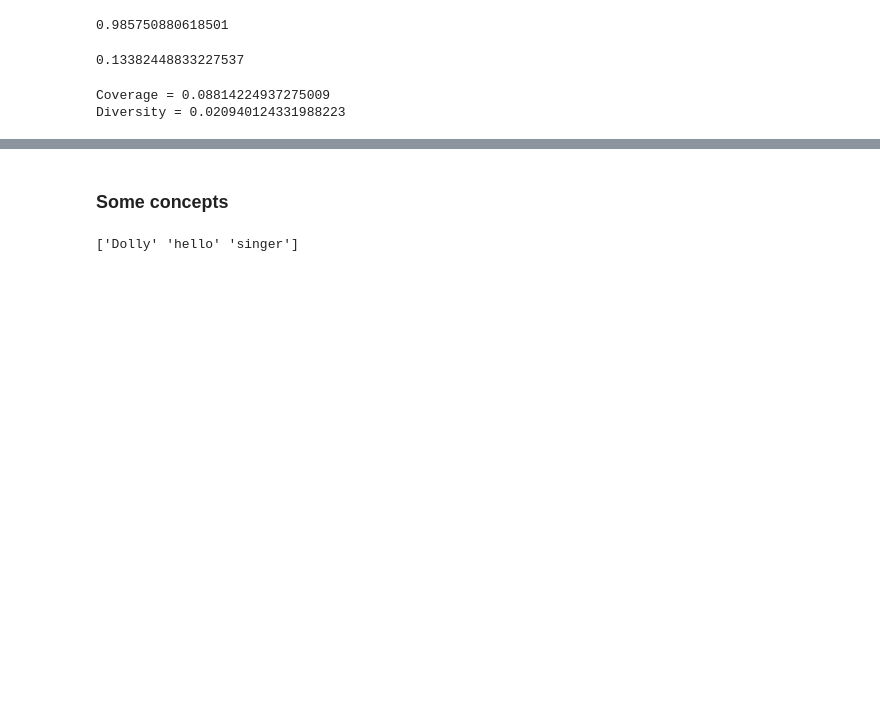
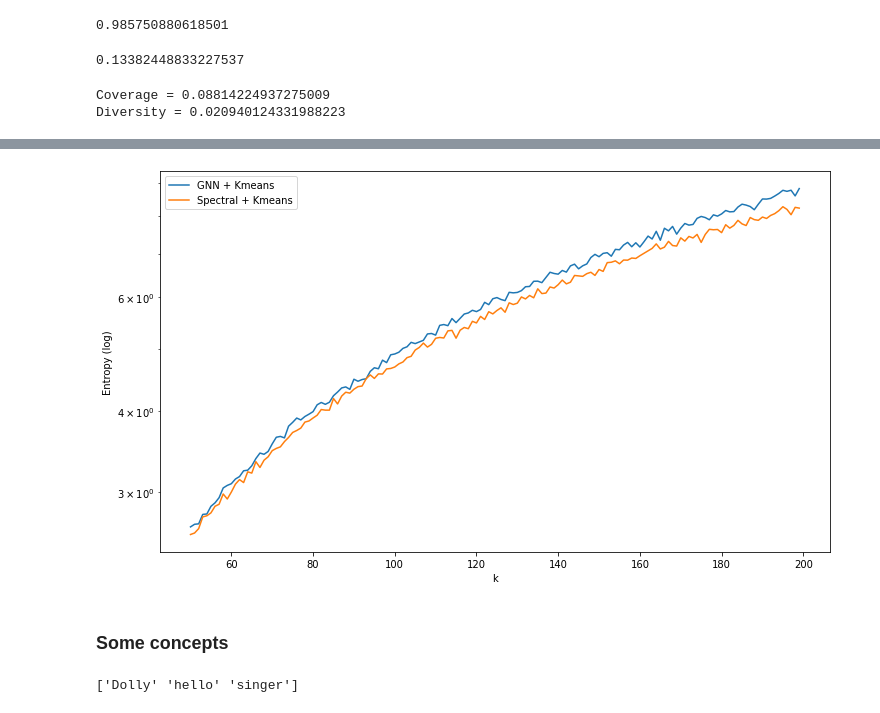
Before and after one commit to Co-MEG/CoMEG, a Jupyter notebook: notebooks/2_unexpected_concepts_wikivitals.ipynb, the cells around one changed output, grey strips where cells are left out. Drawn from its saved outputs; the diff is of its cells as text; code cells hidden in the pictures; blank space fills up the shorter version.

```diff
--- a/notebooks/2_unexpected_concepts_wikivitals.ipynb
+++ b/notebooks/2_unexpected_concepts_wikivitals.ipynb
@@ -437,0 +440,8 @@ SVG(svg_graph(summarized_adjacency[mask, :][:, mask], names=names[mask],
+# %%
+summarized_biadjacency = np.zeros((adjacency.shape[0], features.shape[1]))
+for c in result:
+    if len(c[1]) > 0:
+        for node in c[0]:
+            summarized_biadjacency[node, c[1]] += 1
+
+summarized_biadjacency = sparse.csr_matrix(summarized_biadjacency.astype(bool), shape=summarized_biadjacency.shape)
@@ -1020,0 +1065,15 @@ Diversity = 0.020940124331988223
+# %%
+density_ccs = 0
+
+for cc in range(101):
+
+    # Filter adjacency w.r.t connected component
+    mask_cc = labels_cc_summarized == cc
+    adj_mask_cc = summarized_adjacency[mask_cc, :][:, mask_cc]
+    n, m = adj_mask_cc.shape[0], adj_mask_cc.nnz
+
+    # Compute cumulated density of ccs
+    density_ccs += m
+
+density_cc = (1 / summarized_adjacency.nnz) * density_ccs
+print(f'Density of summarized graph: {density_cc}')
@@ -1020,0 +1142,13 @@ Diversity = 0.020940124331988223
+# %%
+%%time
+km_gnn_ents = []
+km_spec_ents = []
+
+for k in np.arange(50, 200):
+    kmeans = KMeansDense(n_clusters=k)
+    kmeans_gnn_labels_k = kmeans.fit_transform(gnn_embedding)
+    km_gnn_ents.append(clustering_entropy(adjacency, biadjacency, kmeans_gnn_labels_k, None))
+
+    kmeans = KMeans(n_clusters=k)
+    kmeans_spec_labels_k = kmeans.fit_transform(adjacency)
+    km_spec_ents.append(clustering_entropy(adjacency, biadjacency, kmeans_spec_labels_k, None))
@@ -1021,3 +1158,13 @@ Diversity = 0.020940124331988223
+# %%
+fig, ax = plt.subplots(1, 1, figsize=(12, 7))
+plt.plot(np.arange(50, 200), km_gnn_ents, label='GNN + Kmeans')
+plt.plot(np.arange(50, 200), km_spec_ents, label='Spectral + Kmeans')
+plt.xlabel('k')
+plt.ylabel('Entropy (log)')
+plt.yscale('log')
+plt.legend();
+# %% [output]
+[figure, added]
 # %% [markdown]
 ### Some concepts
 # %%
```
Also changed, not shown: parts of 14 cells of this notebook.
